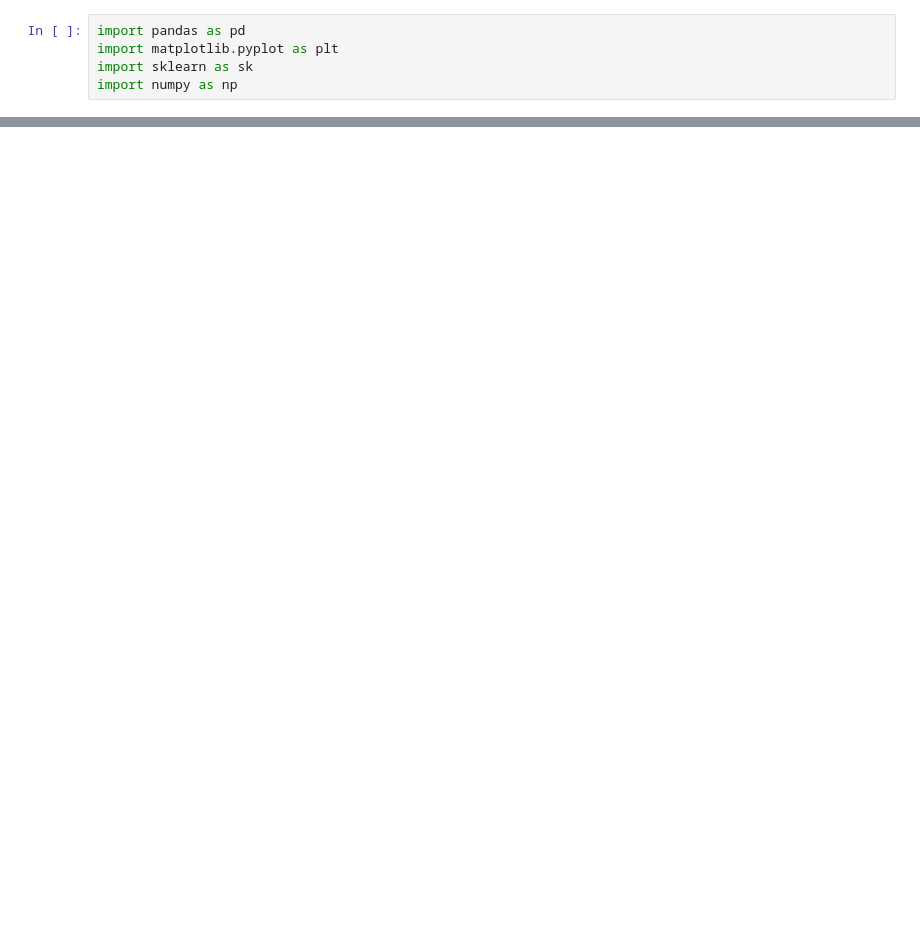
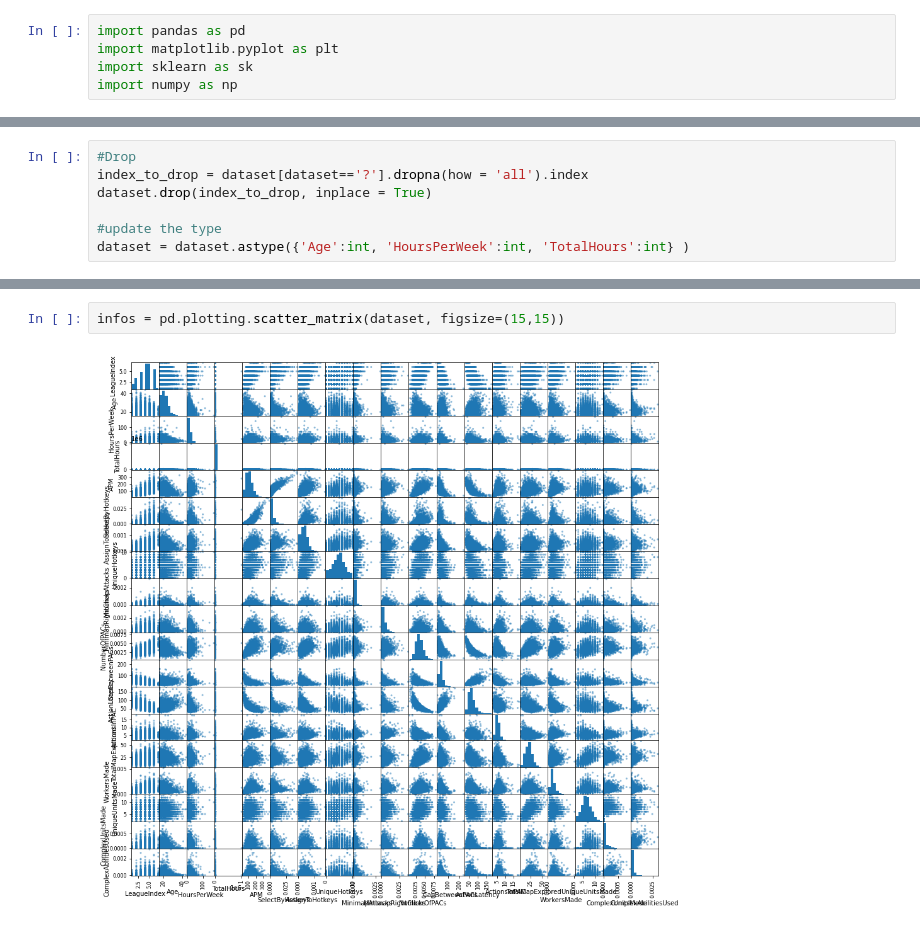
Before and after one commit to VictorGoubet/Dataset-Analysis, a Jupyter notebook: Notebook.ipynb, the cells around one changed output, grey strips where cells are left out. Drawn from its saved outputs; the diff is of its cells as text; blank space fills up the shorter version.

```diff
--- a/Notebook.ipynb
+++ b/Notebook.ipynb
@@ -23,0 +149,7 @@ dataset
+# %%
+#Drop
+index_to_drop = dataset[dataset=='?'].dropna(how = 'all').index
+dataset.drop(index_to_drop, inplace = True)
+
+#update the type
+dataset = dataset.astype({'Age':int, 'HoursPerWeek':int, 'TotalHours':int} )
@@ -23,0 +244,4 @@ dataset
+# %%
+infos = pd.plotting.scatter_matrix(dataset, figsize=(15,15))
+# %% [output]
+[figure, added]
```
Also changed, not shown: parts of 27 cells of this notebook.
